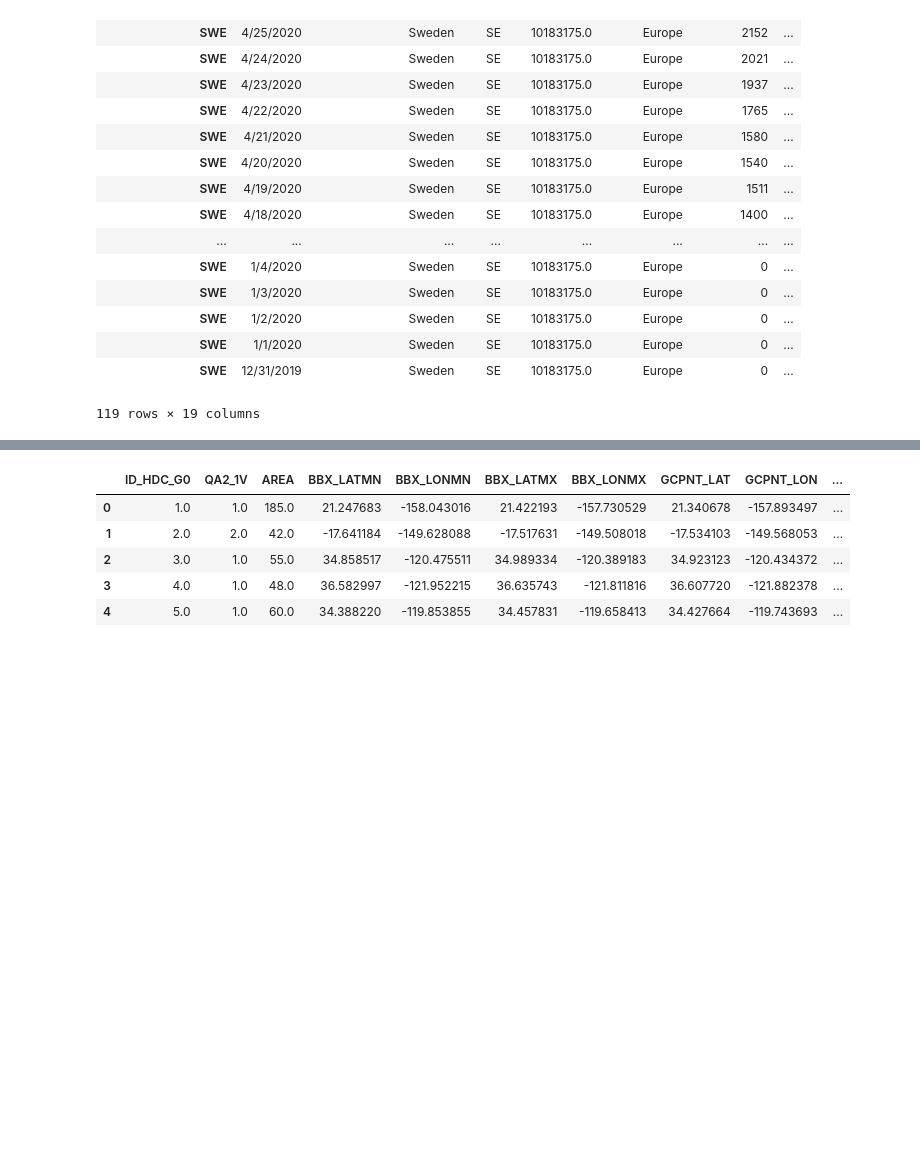
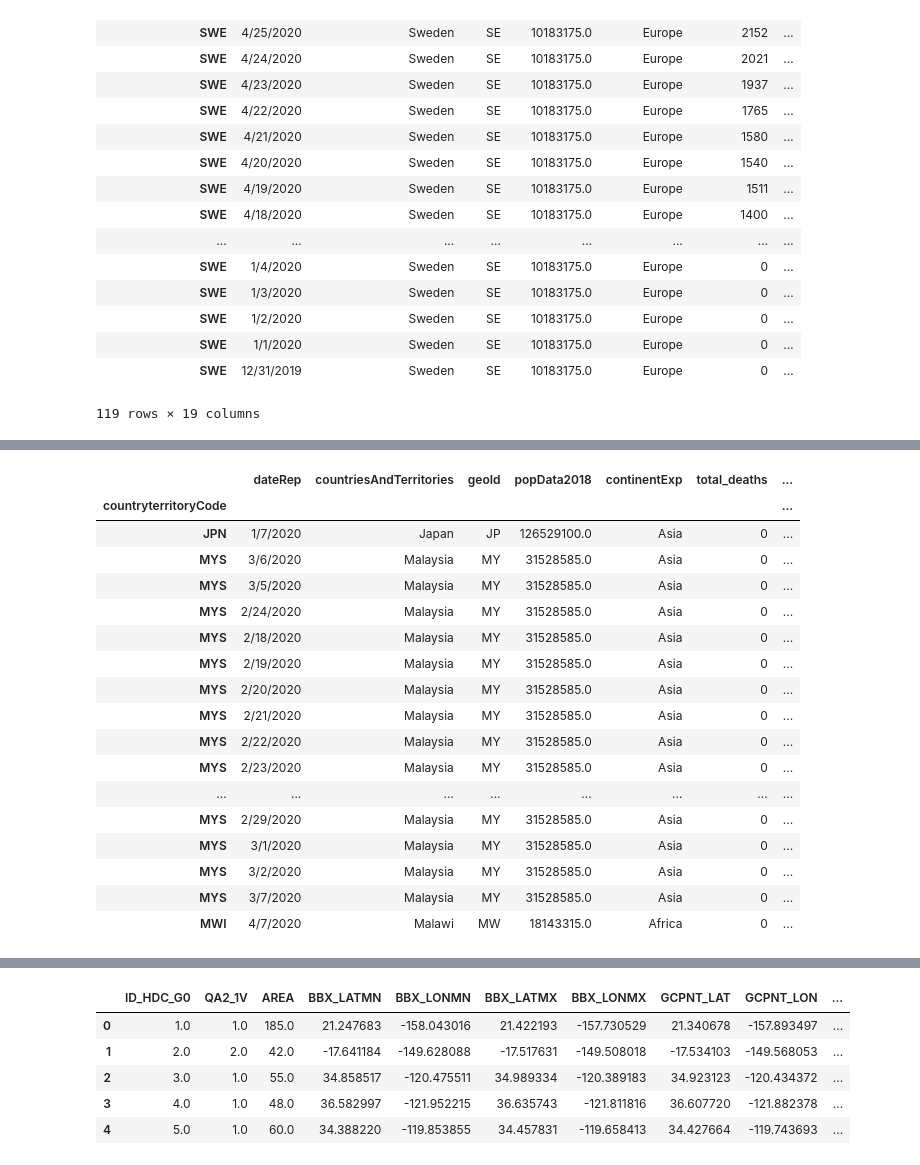
Before and after one commit to magei00/SocialData02806_2020, a Jupyter notebook: final_project/covid_data_stuff.ipynb, the cells around one changed output, grey strips where cells are left out. Cells and saved outputs as stored; diff of their text form; code cells hidden in the pictures; blank space fills up the shorter version.

```diff
--- a/final_project/covid_data_stuff.ipynb
+++ b/final_project/covid_data_stuff.ipynb
@@ -183,3 +232,26 @@ full_set.corr()
 | built_per_sqkm | 0.629883 | 0.299369 | 0.424799 | 0.007625 | -0.023399 | 0.015510 | ... |
 | built_percent_of_land_area | -0.072780 | 0.004368 | -0.005729 | 0.093070 | 0.304533 | -0.002308 | ... |
 | tourists_per_built | -0.030904 | -0.014632 | -0.015611 | 0.016310 | 0.036031 | -0.019948 | ... |
+# %%
+top_list = top_list.sort_values('deaths_per_100k',ascending=True)[:20]
+# %%
+top_list
+# %% [output]
+|  | dateRep | countriesAndTerritories | geoId | popData2018 | continentExp | total_deaths | ... |
+| countryterritoryCode |  |  |  |  |  |  | ... |
+| JPN | 1/7/2020 | Japan | JP | 126529100.0 | Asia | 0 | ... |
+| MYS | 3/6/2020 | Malaysia | MY | 31528585.0 | Asia | 0 | ... |
+| MYS | 3/5/2020 | Malaysia | MY | 31528585.0 | Asia | 0 | ... |
+| MYS | 2/24/2020 | Malaysia | MY | 31528585.0 | Asia | 0 | ... |
+| MYS | 2/18/2020 | Malaysia | MY | 31528585.0 | Asia | 0 | ... |
+| MYS | 2/19/2020 | Malaysia | MY | 31528585.0 | Asia | 0 | ... |
+| MYS | 2/20/2020 | Malaysia | MY | 31528585.0 | Asia | 0 | ... |
+| MYS | 2/21/2020 | Malaysia | MY | 31528585.0 | Asia | 0 | ... |
+| MYS | 2/22/2020 | Malaysia | MY | 31528585.0 | Asia | 0 | ... |
+| MYS | 2/23/2020 | Malaysia | MY | 31528585.0 | Asia | 0 | ... |
+| ... | ... | ... | ... | ... | ... | ... | ... |
+| MYS | 2/29/2020 | Malaysia | MY | 31528585.0 | Asia | 0 | ... |
+| MYS | 3/1/2020 | Malaysia | MY | 31528585.0 | Asia | 0 | ... |
+| MYS | 3/2/2020 | Malaysia | MY | 31528585.0 | Asia | 0 | ... |
+| MYS | 3/7/2020 | Malaysia | MY | 31528585.0 | Asia | 0 | ... |
+| MWI | 4/7/2020 | Malawi | MW | 18143315.0 | Africa | 0 | ... |
```
Also changed, not shown: parts of 12 cells of this notebook.
